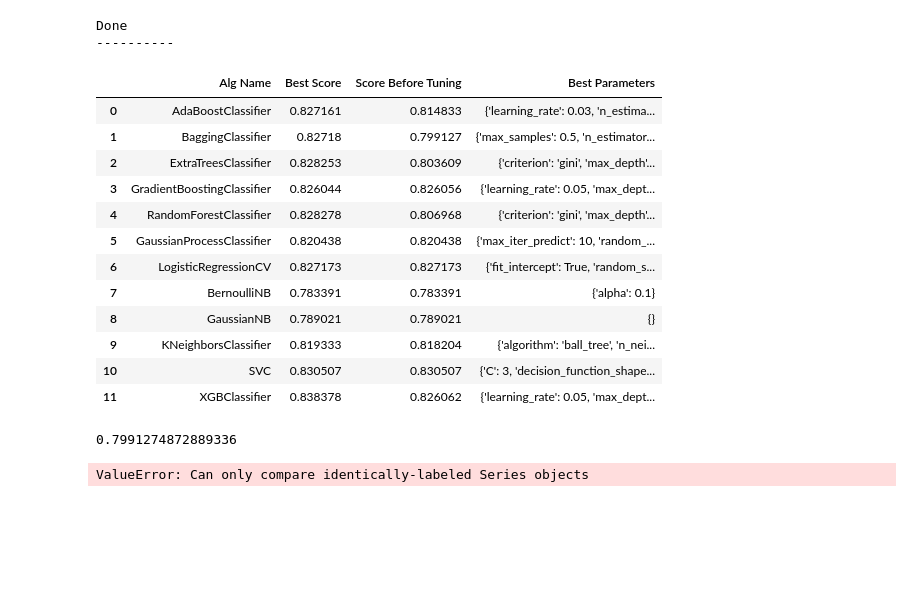
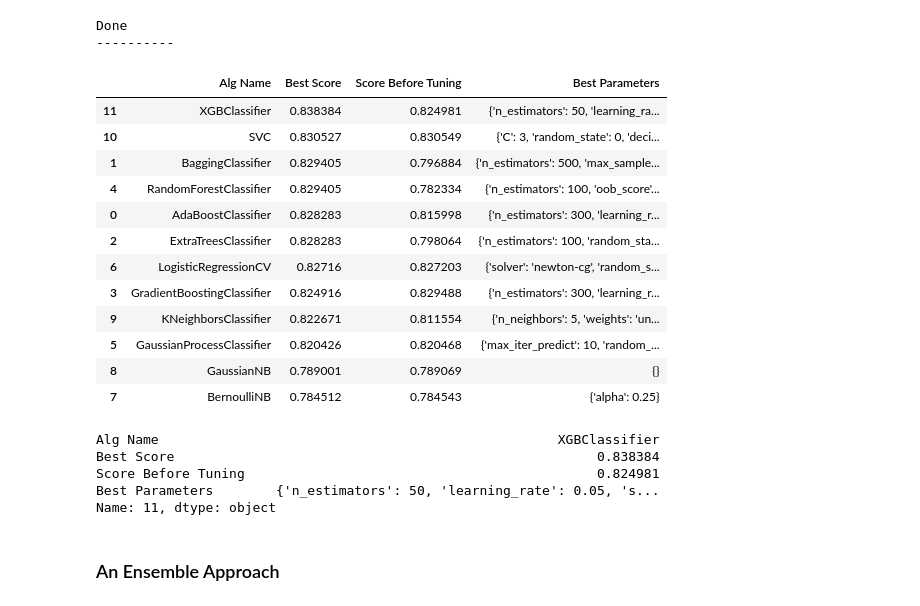
Before and after one commit to weisds/Titanic-i2, a Jupyter notebook: titanic_i2.ipynb, the cells around one changed output. Saved outputs shown, nothing was run; the diff lists cells and outputs as text; code cells hidden in the pictures; blank space fills up the shorter version.

```diff
--- a/titanic_i2.ipynb
+++ b/titanic_i2.ipynb
@@ -927,7 +932,7 @@ Text(0,0.5,'Algorithm')
 # %%
 #this is borrowed from the Kaggle notebook https://www.kaggle.com/ldfreeman3/a-data-science-framework-to-achieve-99-accuracy
 #the original idea was to take the top ten from our list above, but since the alg list below covers a large portion of our top ten, we will use it directly
-def hp_tunre():
+def hp_tune(X_tr, y_tr):
 
     vote_est = [
                 #Ensemble Methods: http://scikit-learn.org/stable/modules/ensemble.html
@@ -1082,7 +1087,7 @@ def hp_tunre():
 
 
         best_search = model_selection.GridSearchCV(estimator = clf[1], param_grid = param, cv = 5, scoring = 'accuracy')
-        best_search.fit(X_train, y_train)
+        best_search.fit(X_tr, y_tr)
 
         best_param = best_search.best_params_
         best_score = best_search.best_score_
@@ -1093,7 +1098,7 @@ def hp_tunre():
         hp_compare.loc[row_index, 'Alg Name'] = alg_name
         hp_compare.loc[row_index, 'Best Parameters'] = str(best_param)
         hp_compare.loc[row_index, 'Best Score'] = best_score
-        hp_compare.loc[row_index, 'Score Before Tuning'] = compare_df.loc[compare_df['MLA Name'] == alg_name]['MLA Test Accuracy Mean'].tolist()[0]
+        hp_compare.loc[row_index, 'Score Before Tuning'] = base_alg.loc[base_alg['MLA Name'] == alg_name]['MLA Test Accuracy Mean'].tolist()[0]
         row_index+=1
 
 
@@ -1102,31 +1107,33 @@ def hp_tunre():
 
     return vote_est, hp_compare
 # %%
-tuned_algs, hp_compare = hp_tunre()
+tuned_algs, hp_compare = hp_tune(X_train, y_train)
 # %% [output]
 Done
 ----------
-# %%
-hp_compare
-# %% [output]
-|  | Alg Name | Best Score | Score Before Tuning | Best Parameters |
-| 0 | AdaBoostClassifier | 0.827161 | 0.814833 | {'learning_rate': 0.03, 'n_estima... |
-| 1 | BaggingClassifier | 0.82718 | 0.799127 | {'max_samples': 0.5, 'n_estimator... |
-| 2 | ExtraTreesClassifier | 0.828253 | 0.803609 | {'criterion': 'gini', 'max_depth'... |
-| 3 | GradientBoostingClassifier | 0.826044 | 0.826056 | {'learning_rate': 0.05, 'max_dept... |
-| 4 | RandomForestClassifier | 0.828278 | 0.806968 | {'criterion': 'gini', 'max_depth'... |
-| 5 | GaussianProcessClassifier | 0.820438 | 0.820438 | {'max_iter_predict': 10, 'random_... |
-| 6 | LogisticRegressionCV | 0.827173 | 0.827173 | {'fit_intercept': True, 'random_s... |
-| 7 | BernoulliNB | 0.783391 | 0.783391 | {'alpha': 0.1} |
-| 8 | GaussianNB | 0.789021 | 0.789021 | {} |
-| 9 | KNeighborsClassifier | 0.819333 | 0.818204 | {'algorithm': 'ball_tree', 'n_nei... |
-| 10 | SVC | 0.830507 | 0.830507 | {'C': 3, 'decision_function_shape... |
-| 11 | XGBClassifier | 0.838378 | 0.826062 | {'learning_rate': 0.05, 'max_dept... |
-# %%
-compare_df.loc[compare_df['MLA Name'] == 'BaggingClassifier']['MLA Test Accuracy Mean'].tolist()[0]
-# %% [output]
-0.7991274872889336
-# %%
-hp_compare['Score Before Tune'] = compare_df.loc[compare_df['MLA Name'] == hp_compare['Alg Name']]['MLA Test Accuracy Mean'].tolist()[0]
-# %% [output]
-ValueError: Can only compare identically-labeled Series objects
+# %%
+hp_compare.sort_values(by='Best Score', ascending=False)
+# %% [output]
+|  | Alg Name | Best Score | Score Before Tuning | Best Parameters |
+| 11 | XGBClassifier | 0.838384 | 0.824981 | {'n_estimators': 50, 'learning_ra... |
+| 10 | SVC | 0.830527 | 0.830549 | {'C': 3, 'random_state': 0, 'deci... |
+| 1 | BaggingClassifier | 0.829405 | 0.796884 | {'n_estimators': 500, 'max_sample... |
+| 4 | RandomForestClassifier | 0.829405 | 0.782334 | {'n_estimators': 100, 'oob_score'... |
+| 0 | AdaBoostClassifier | 0.828283 | 0.815998 | {'n_estimators': 300, 'learning_r... |
+| 2 | ExtraTreesClassifier | 0.828283 | 0.798064 | {'n_estimators': 100, 'random_sta... |
+| 6 | LogisticRegressionCV | 0.82716 | 0.827203 | {'solver': 'newton-cg', 'random_s... |
+| 3 | GradientBoostingClassifier | 0.824916 | 0.829488 | {'n_estimators': 300, 'learning_r... |
+| 9 | KNeighborsClassifier | 0.822671 | 0.811554 | {'n_neighbors': 5, 'weights': 'un... |
+| 5 | GaussianProcessClassifier | 0.820426 | 0.820468 | {'max_iter_predict': 10, 'random_... |
+| 8 | GaussianNB | 0.789001 | 0.789069 | {} |
+| 7 | BernoulliNB | 0.784512 | 0.784543 | {'alpha': 0.25} |
+# %%
+hp_compare.sort_values(by='Best Score', ascending=False).iloc[0]
+# %% [output]
+Alg Name                                                   XGBClassifier
+Best Score                                                      0.838384
+Score Before Tuning                                             0.824981
+Best Parameters        {'n_estimators': 50, 'learning_rate': 0.05, 's...
+Name: 11, dtype: object
+# %% [markdown]
+### An Ensemble Approach
```
Also changed, not shown: parts of 21 cells of this notebook, 7 other files.
